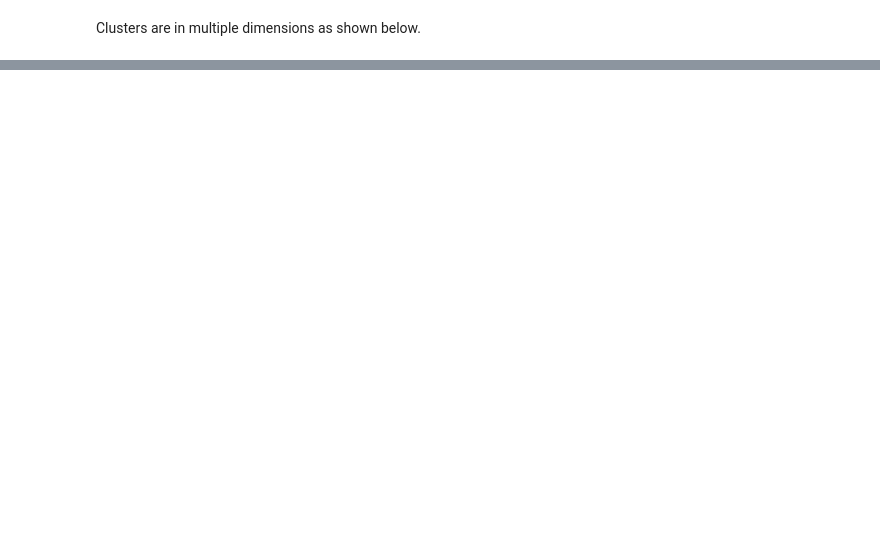
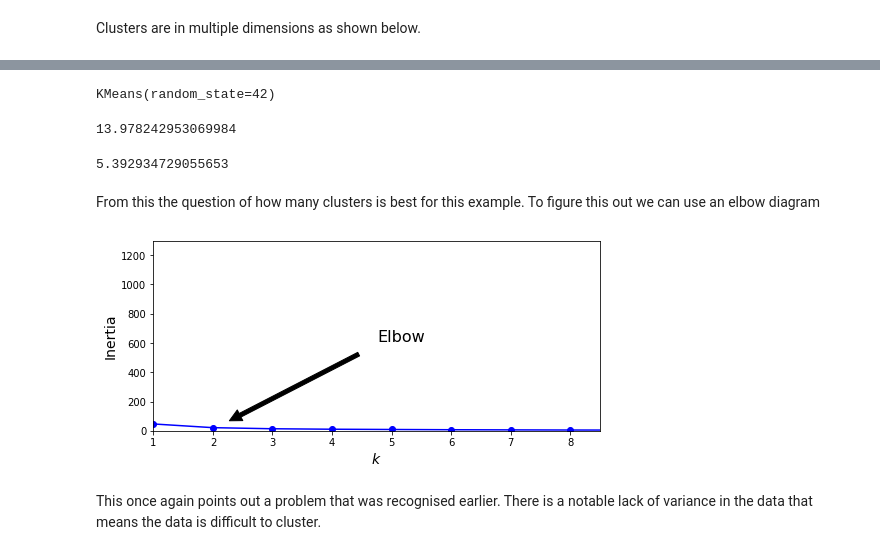
Before and after one commit to romanfen/F21DL-G6, a Jupyter notebook: Student_Performance_Model.ipynb, the cells around one changed output, grey strips where cells are left out. Cells and saved outputs as stored; diff of their text form; code cells hidden in the pictures; blank space fills up the shorter version.

```diff
--- a/Student_Performance_Model.ipynb
+++ b/Student_Performance_Model.ipynb
@@ -657,0 +757,39 @@ Need to convert into a 2 dimensional form such that we can plot the results.
+# %%
+kmeans_k3 = KMeans(n_clusters=3, random_state=42)
+kmeans_k3.fit(personal_prep)
+kmeans_k8 = KMeans(n_clusters=8, random_state=42)
+kmeans_k8.fit(personal_prep)
+# %% [output]
+KMeans(random_state=42)
+# %%
+kmeans_k3.inertia_
+# %% [output]
+13.978242953069984
+# %%
+kmeans_k8.inertia_
+# %% [output]
+5.392934729055653
+# %% [markdown]
+From this the question of how many clusters is best for this example. To figure this out we can use an elbow diagram
+# %%
+kmeans_per_k = [KMeans(n_clusters=k, random_state=42).fit(personal_prep)
+                for k in range(1, 10)]
+inertias = [model.inertia_ for model in kmeans_per_k]
+# %%
+plt.figure(figsize=(8, 3.5))
+plt.plot(range(1, 10), inertias, "bo-")
+plt.xlabel("$k$", fontsize=14)
+plt.ylabel("Inertia", fontsize=14)
+plt.annotate('Elbow',
+             xy=(2, inertias[3]),
+             xytext=(0.55, 0.55),
+             textcoords='figure fraction',
+             fontsize=16,
+             arrowprops=dict(facecolor='black', shrink=0.1)
+            )
+plt.axis([1, 8.5, 0, 1300])
+plt.show()
+# %% [output]
+[figure, added]
+# %% [markdown]
+This once again points out a problem that was recognised earlier. There is a notable lack of variance in the data that means the data is difficult to cluster.
```
Also changed, not shown: parts of 38 cells of this notebook.
